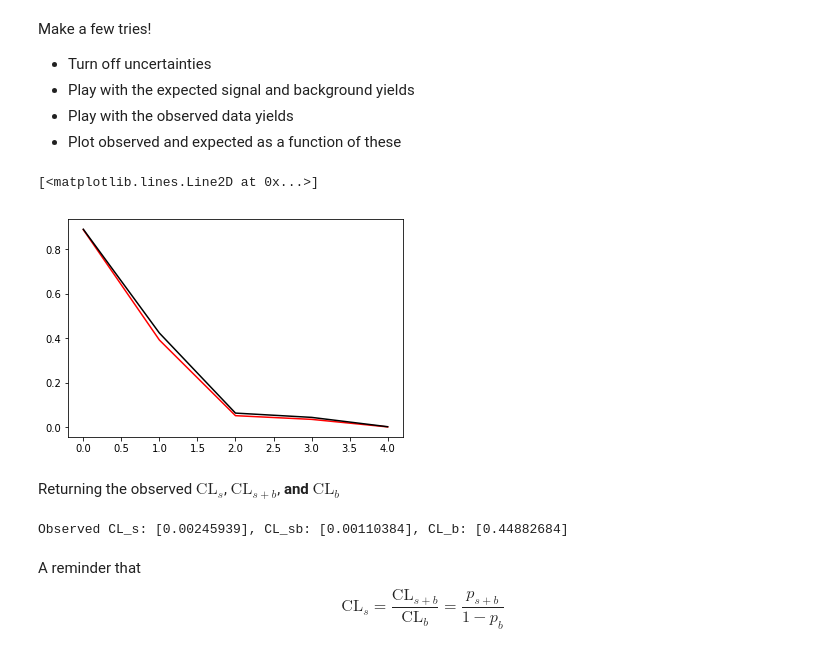
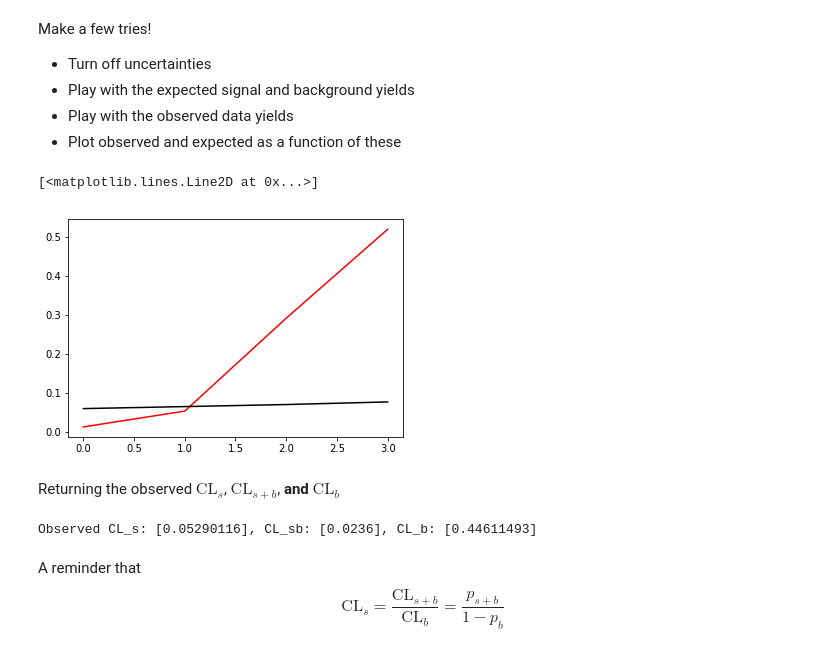
Before and after one commit to vischia/statex, a Jupyter notebook: cls_counting.ipynb, the cells around one changed output. Cells and saved outputs as stored; diff of their text form; code cells hidden in the pictures.

```diff
--- a/cls_counting.ipynb
+++ b/cls_counting.ipynb
@@ -28,27 +28,27 @@ Make a few tries!
 # %%
 # For example...
 
 CLs_obs=[]
 CLs_exp=[]
 fix, ax = plt.subplots(1,1)
-for signal_data in [ [1.0, 0.5], [5.0, 4.8], [12.0, 11.0], [13.0, 12.0], [20.0, 17.0]   ]:
-    pdf = pyhf.simplemodels.hepdata_like(signal_data=signal_data, bkg_data=[50.0, 52.0], bkg_uncerts=[3.0, 7.0])
-    iCLs_obs, iCLs_exp = pyhf.utils.hypotest(1.0, [51, 48] + pdf.config.auxdata, pdf, return_expected=True)
+for obs_data in [ [45, 40], [51, 48], [60, 55], [70, 65]   ]:
+    pdf = pyhf.simplemodels.hepdata_like(signal_data=[12.0, 11.0], bkg_data=[50.0, 52.0], bkg_uncerts=[3.0, 7.0])
+    iCLs_obs, iCLs_exp = pyhf.utils.hypotest(1.0, obs_data + pdf.config.auxdata, pdf, return_expected=True)
     CLs_obs.extend(iCLs_obs)
     CLs_exp.extend(iCLs_exp)
 
 plt.plot(list(range(0,len(CLs_obs))), CLs_obs, color="red", linestyle="solid")
 plt.plot(list(range(0,len(CLs_exp))), CLs_exp, color="black", linestyle="solid")
 # %% [output]
 [<matplotlib.lines.Line2D at 0x...>]
-[figure, old version]
+[figure, new version]
 # %% [markdown]
 Returning the observed $\mathrm{CL}_{s}$, $\mathrm{CL}_{s+b}$, **and** $\mathrm{CL}_{b}$
 # %%
 CLs_obs, p_values = pyhf.utils.hypotest(1.0, [51, 48] + pdf.config.auxdata, pdf, return_tail_probs=True)
 print('Observed CL_s: {}, CL_sb: {}, CL_b: {}'.format(CLs_obs, p_values[0], p_values[1]))
 # %% [output]
-Observed CL_s: [0.00245939], CL_sb: [0.00110384], CL_b: [0.44882684]
+Observed CL_s: [0.05290116], CL_sb: [0.0236], CL_b: [0.44611493]
 # %% [markdown]
 A reminder that
 $$
```
Also changed, not shown: parts of 1 cell of this notebook.
